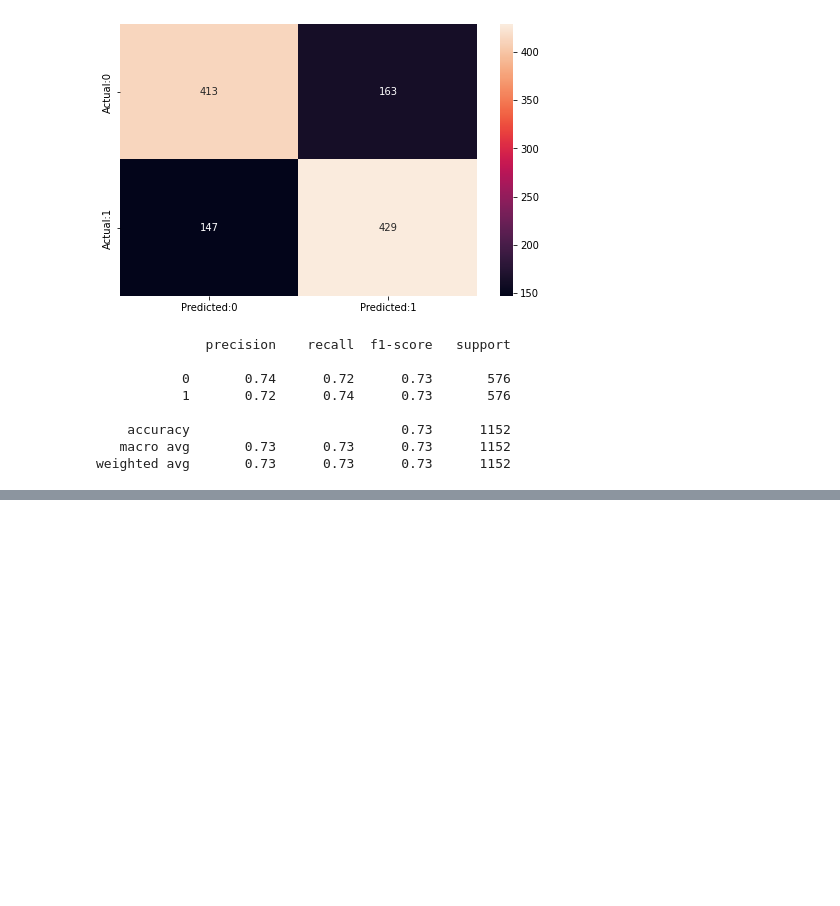
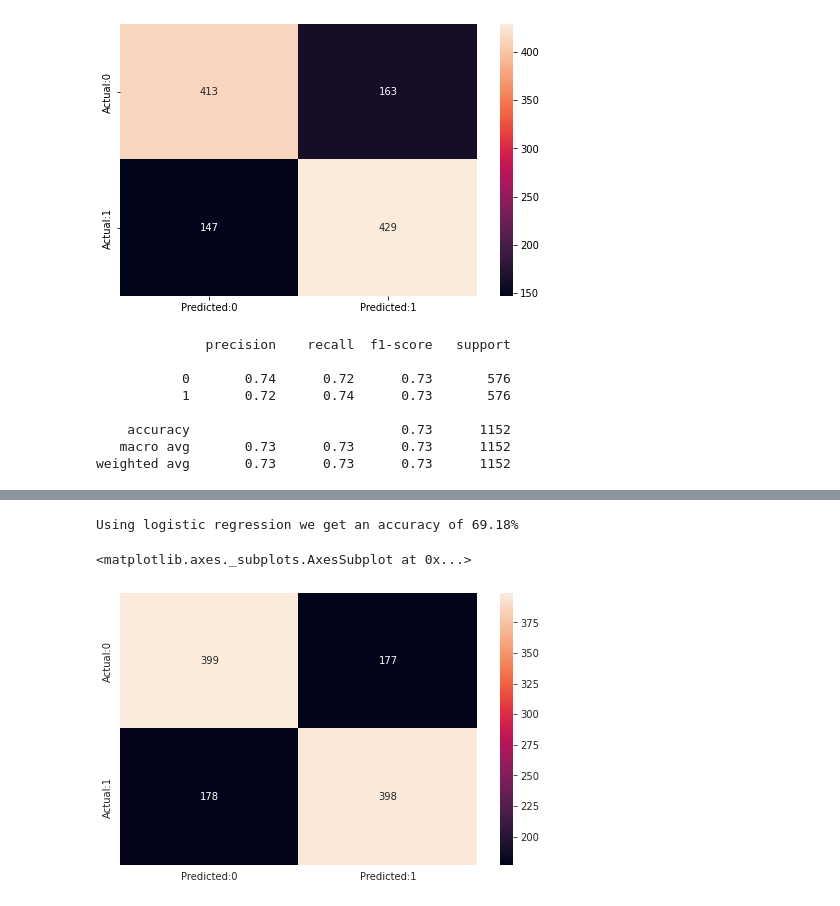
Before and after one commit to anasabbad/Cardiovascular-Risk-Prediction, a Jupyter notebook: Cardiovascular_Risk_Prediction_Capstone.ipynb, the cells around one changed output, grey strips where cells are left out. Cells and saved outputs as stored; diff of their text form; code cells hidden in the pictures; blank space fills up the shorter version.

```diff
--- a/Cardiovascular_Risk_Prediction_Capstone.ipynb
+++ b/Cardiovascular_Risk_Prediction_Capstone.ipynb
@@ -721,0 +702,11 @@ Accuracy is not a good metric to evaluate our model since the dataset is heavily
+# %%
+# search for optimun parameters using gridsearch
+params = {'penalty':['l1','l2'],
+         'C':[0.01,0.1,1,10,100],
+         'class_weight':['balanced',None]}
+logistic_clf = GridSearchCV(LogisticRegression(),param_grid=params,cv=10)
+# %%
+#train the classifier
+logistic_clf.fit(X_train,y_train)
+
+logistic_clf.best_params_
@@ -721,0 +735,16 @@ Accuracy is not a good metric to evaluate our model since the dataset is heavily
+# %%
+#make predictions
+logistic_predict = logistic_clf.predict(X_test)
+# %%
+log_accuracy = accuracy_score(y_test,logistic_predict)
+print(f"Using logistic regression we get an accuracy of {round(log_accuracy*100,2)}%")
+# %% [output]
+Using logistic regression we get an accuracy of 69.18%
+# %%
+cm=confusion_matrix(y_test,logistic_predict)
+conf_matrix=pd.DataFrame(data=cm,columns=['Predicted:0','Predicted:1'],index=['Actual:0','Actual:1'])
+plt.figure(figsize = (8,5))
+sns.heatmap(conf_matrix, annot=True,fmt='d')
+# %% [output]
+<matplotlib.axes._subplots.AxesSubplot at 0x...>
+[figure, added]
```
Also changed, not shown: parts of 32 cells of this notebook.
